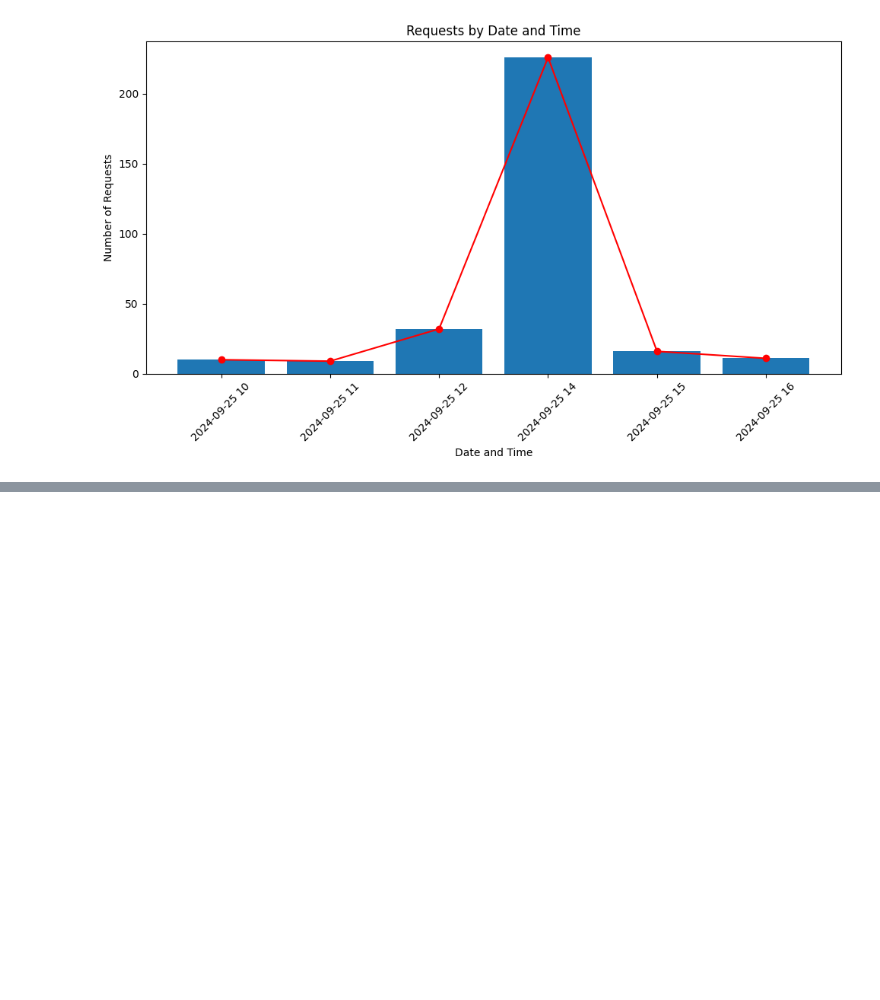
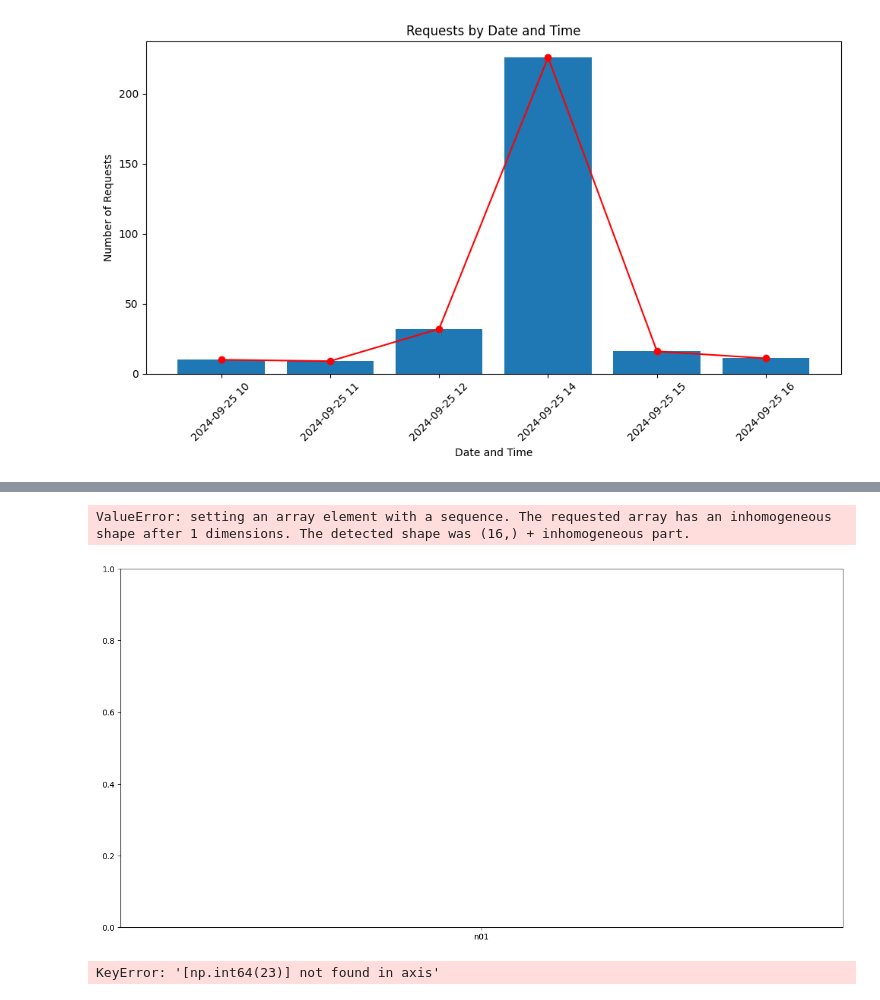
Before and after one commit to lsiwh37249/stdash, a Jupyter notebook: note/Untitled.ipynb, the cells around one changed output, grey strips where cells are left out. Drawn from its saved outputs; the diff is of its cells as text; code cells hidden in the pictures; blank space fills up the shorter version.

```diff
--- a/note/Untitled.ipynb
+++ b/note/Untitled.ipynb
@@ -116,0 +164,4 @@ plt.show()
+# %%
+#size()
+df_prediction = df.groupby('prediction_model').size()
+df_prediction
@@ -116,0 +187,17 @@ plt.show()
+# %%
+plt.figure(figsize=(16,8))
+#.index .values
+plt.bar(df_groupuser.index, df_groupuser.values)
+plt.bar(df_prediction.index, df_prediction.values)
+# %% [output]
+ValueError: setting an array element with a sequence. The requested array has an inhomogeneous shape after 1 dimensions. The detected shape was (16,) + inhomogeneous part.
+[figure, added]
+# %%
+df1 = pd.merge(df_prediction, df_groupuser, left_index=True, right_index=True, how='outer',suffixes=('_predict', '_request'))
+#df1['is_equal'] = df1['num_request'] == df1['num_predict']
+df1['num_predict'] = df1['num_predict'].fillna(0).astype(int)
+df1['num_request'] = df1['num_request'].fillna(0)
+df1['num_request']['request_count']
+df1.drop(index=df1.count())
+# %% [output]
+KeyError: '[np.int64(23)] not found in axis'
```
Also changed, not shown: parts of 10 cells of this notebook, 1 other file.
